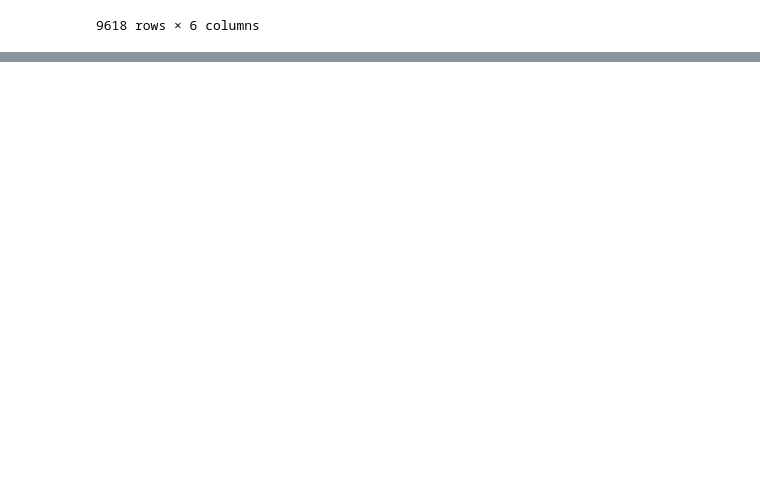
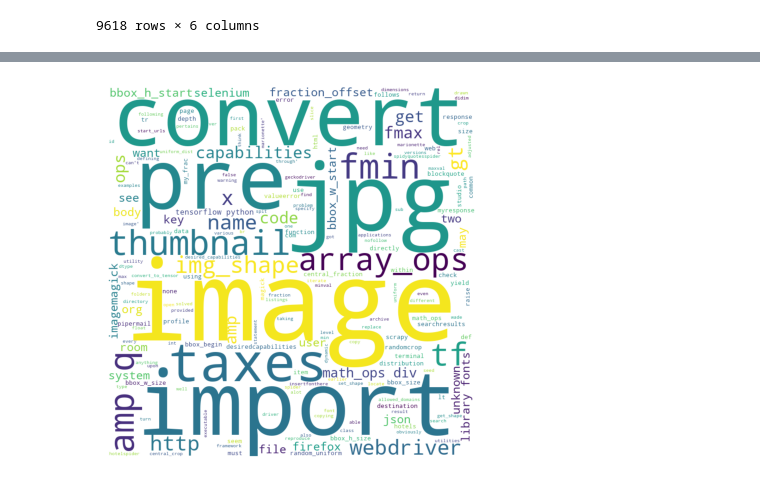
Before and after one commit to kellyshreeve/QA-Chatbot, a Jupyter notebook: Generative Answer Bot.ipynb, the cells around one changed output, grey strips where cells are left out. Drawn from its saved outputs; the diff is of its cells as text; code cells hidden in the pictures; blank space fills up the shorter version.

Commit message:
word clouds

```diff
--- a/Generative Answer Bot.ipynb
+++ b/Generative Answer Bot.ipynb
@@ -115,0 +148,6 @@ Index(['id', 'tag'], dtype='object')
+# %%
+# Answers date to datetime
+answers['creation_date'] = pd.to_datetime(answers['creation_date'])
+
+display(answers.head())
+answers.info()
@@ -127,0 +291,5 @@ Number of answer duplicates: 0
+# %%
+# Answer year
+answers['creation_year'] = answers['creation_date'].dt.year
+
+answers.head()
@@ -230,0 +435,12 @@ Ansers with score > 33 (99th percentile)
+# %%
+questions_text = questions['body_normalized'].values
+stopwords = nltk_stopwords.words('english')
+
+questions_wordcloud = WordCloud(width=800, height=800,
+                                background_color='white',
+                                stopwords=stopwords,
+                                min_font_size=10).generate(str(questions_text))
+
+plt.imshow(questions_wordcloud)
+plt.axis('off')
+plt.show()
@@ -230,0 +449,13 @@ Ansers with score > 33 (99th percentile)
+# %%
+answers_text = answers['body_normalized'].values
+
+answers_wordcloud = WordCloud(width=800, height=800,
+                                background_color='white',
+                                stopwords=stopwords,
+                                min_font_size=10).generate(str(answers_text))
+
+plt.imshow(answers_wordcloud)
+plt.axis('off')
+plt.show()
+# %% [output]
+[figure, added]
```
Also changed, not shown: parts of 20 cells of this notebook.
